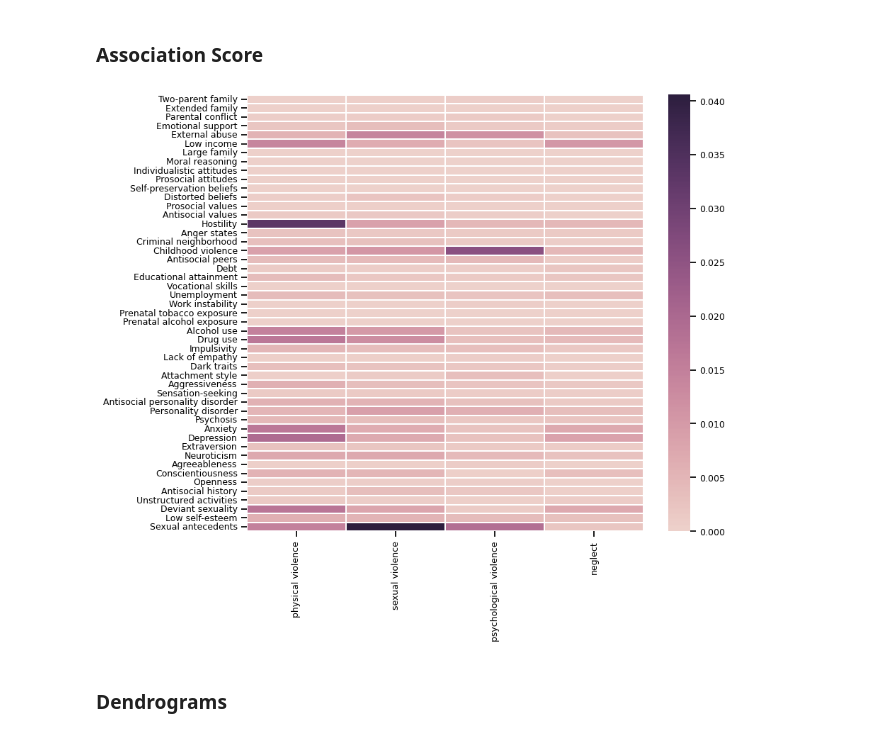
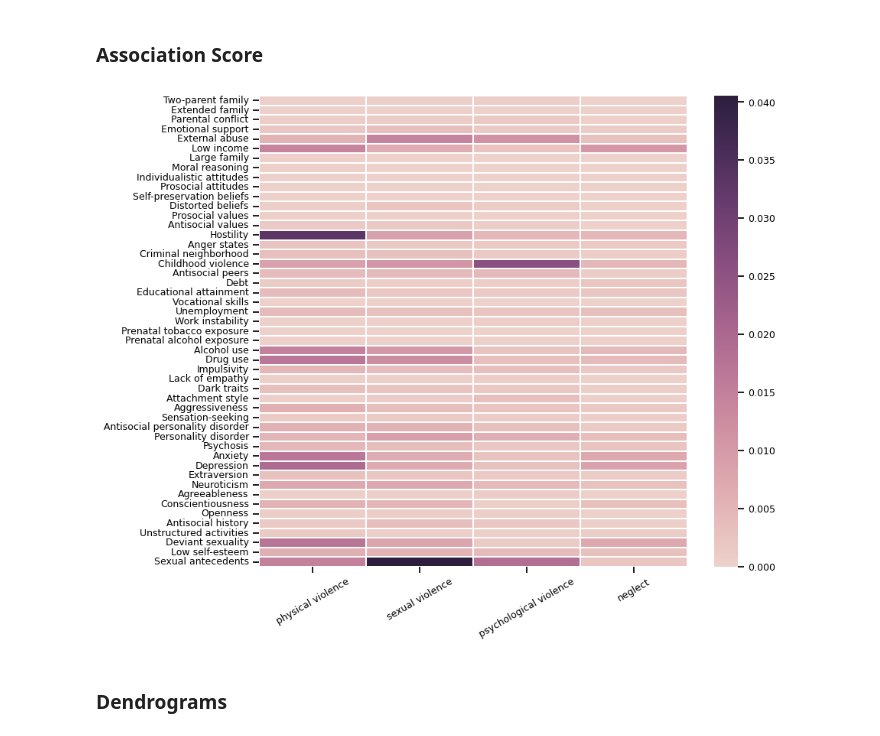
Before and after one commit to david-gallardo/ViolentRiskFactors, a Jupyter notebook: notebooks/04-CountsViolence.ipynb, the cells around one changed output. Saved outputs shown, nothing was run; the diff lists cells and outputs as text; code cells hidden in the pictures.

Commit message:
Fixing figures' details

```diff
--- a/notebooks/04-CountsViolence.ipynb
+++ b/notebooks/04-CountsViolence.ipynb
@@ -315,18 +315,18 @@ counts.compute_score('association')
 # %%
 # Plot similarity matrix between terms
 plot_matrix(counts, linewidths=matrix_linewidths, figsize=(10, 7),
             save_fig=SAVE_FIG, file_name=name + '_associations' + SAVE_EXT,
             directory=figs_dir, save_kwargs={'transparent' : True})
 
 import matplotlib.pyplot as plt
-plt.xticks(rotation=90);
+plt.xticks(rotation=30);
 
 fig = plt.gcf()  # get current figure
 for ax in fig.axes:
     plt.setp(ax.get_xticklabels(), fontsize=9)
     plt.setp(ax.get_yticklabels(), fontsize=9)
 # %% [output]
-[figure, old version]
+[figure, new version]
 # %% [markdown]
 ### Dendrograms
 # %%
```
Also changed, not shown: 2 other files.
